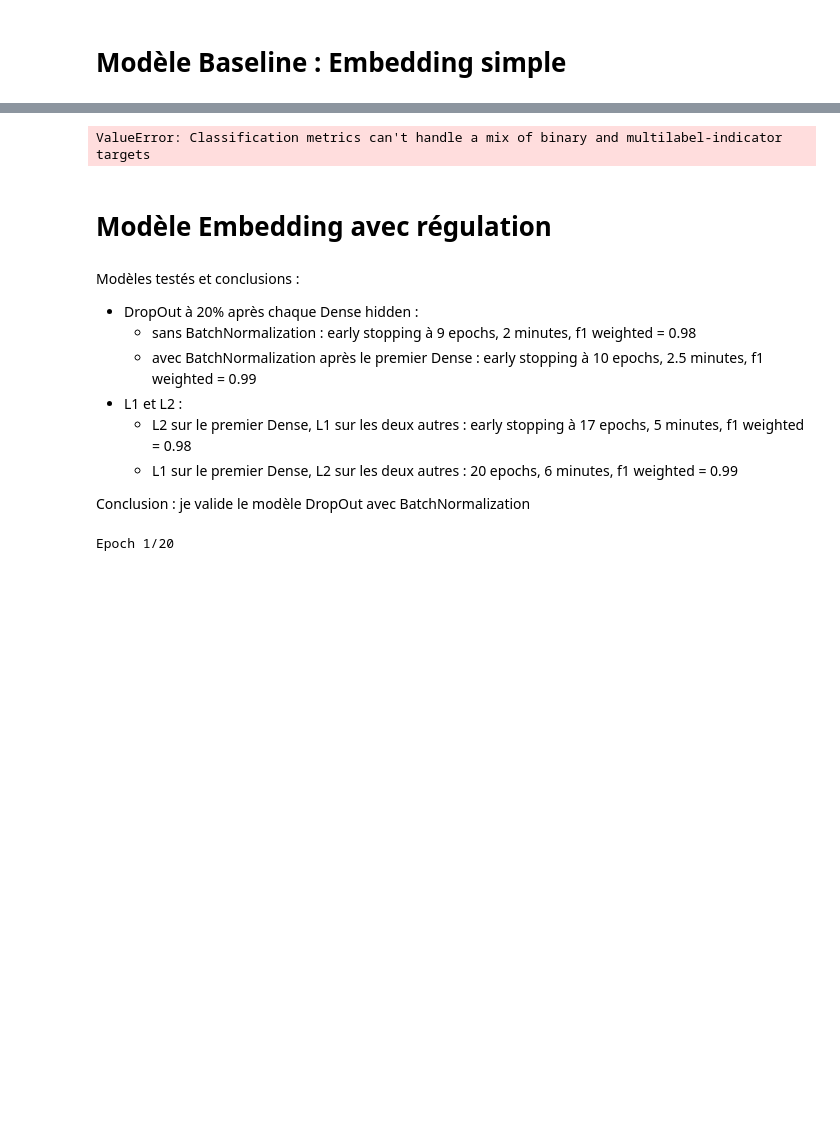
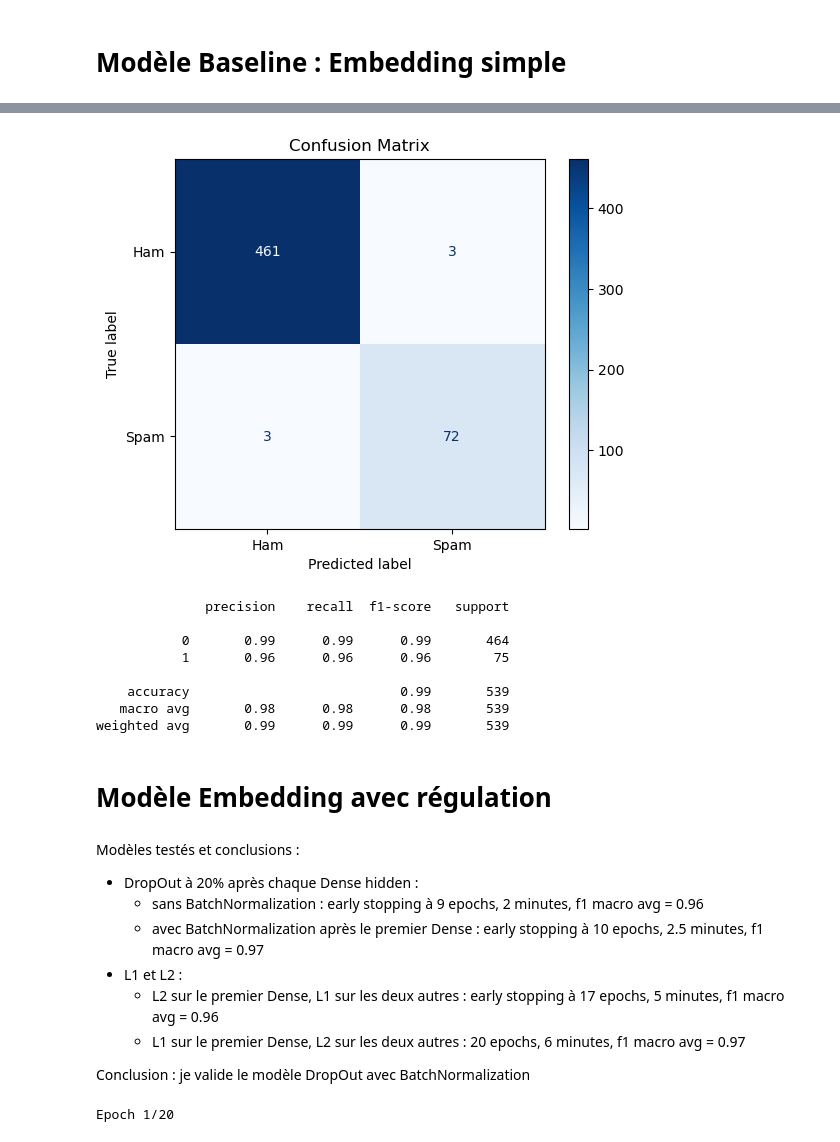
Before and after one commit to Eug-M/Jedha_DL, a Jupyter notebook: Projet_ATaT.ipynb, the cells around one changed output, grey strips where cells are left out. Saved outputs shown, nothing was run; the diff lists cells and outputs as text; code cells hidden in the pictures; blank space fills up the shorter version.

```diff
--- a/Projet_ATaT.ipynb
+++ b/Projet_ATaT.ipynb
@@ -470,7 +459,7 @@ Model: "sequential_19"
 # %%
 # Evaluate the Model
 predictions = model_baseline.predict(X_test)
-y_pred = (predictions > 0.5).astype("int")
+y_pred = np.argmax(predictions, axis=1)
 
 cm = confusion_matrix(y_test, y_pred)
 disp = ConfusionMatrixDisplay(confusion_matrix=cm, display_labels=["Ham", "Spam"])
@@ -484,14 +473,22 @@ print(classification_report(y_test, y_pred))
+[figure, added]
-ValueError: Classification metrics can't handle a mix of binary and multilabel-indicator targets
+              precision    recall  f1-score   support
+
+           0       0.99      0.99      0.99       464
+           1       0.96      0.96      0.96        75
+
+    accuracy                           0.99       539
+   macro avg       0.98      0.98      0.98       539
+weighted avg       0.99      0.99      0.99       539
 # %% [markdown]
 # Modèle Embedding avec régulation
 # %% [markdown]
 Modèles testés et conclusions :
 - DropOut à 20% après chaque Dense hidden :
-    - sans BatchNormalization : early stopping à 9 epochs, 2 minutes, f1 weighted = 0.98
-    - avec BatchNormalization après le premier Dense : early stopping à 10 epochs, 2.5 minutes, f1 weighted = 0.99
+    - sans BatchNormalization : early stopping à 9 epochs, 2 minutes, f1 macro avg = 0.96
+    - avec BatchNormalization après le premier Dense : early stopping à 10 epochs, 2.5 minutes, f1 macro avg = 0.97
 - L1 et L2 :
-    - L2 sur le premier Dense, L1 sur les deux autres : early stopping à 17 epochs, 5 minutes, f1 weighted = 0.98
-    - L1 sur le premier Dense, L2 sur les deux autres : 20 epochs, 6 minutes, f1 weighted = 0.99
+    - L2 sur le premier Dense, L1 sur les deux autres : early stopping à 17 epochs, 5 minutes, f1 macro avg = 0.96
+    - L1 sur le premier Dense, L2 sur les deux autres : 20 epochs, 6 minutes, f1 macro avg = 0.97
 
 Conclusion : je valide le modèle DropOut avec BatchNormalization
 # %%
```
Also changed, not shown: parts of 20 cells of this notebook, 1 other file.
